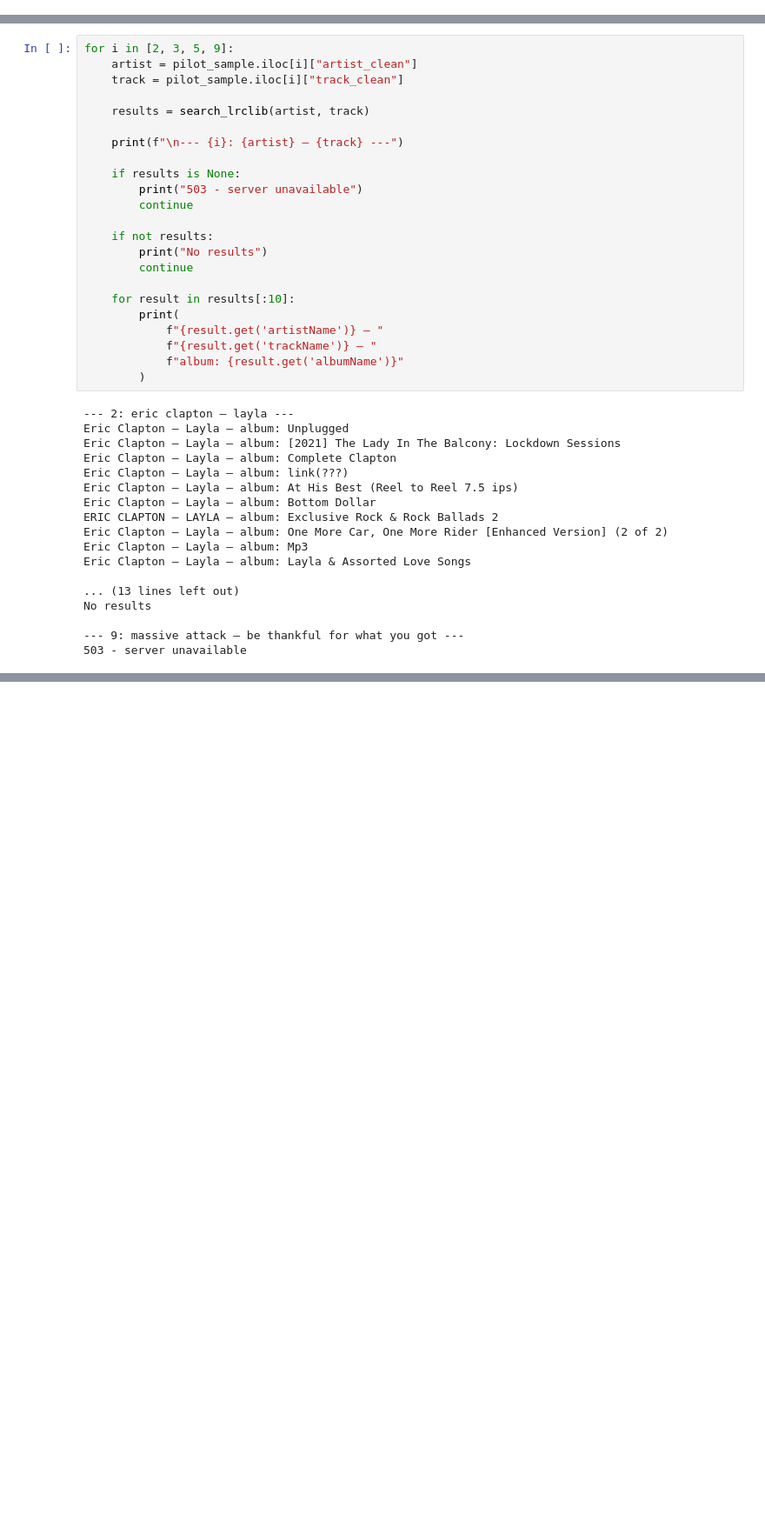
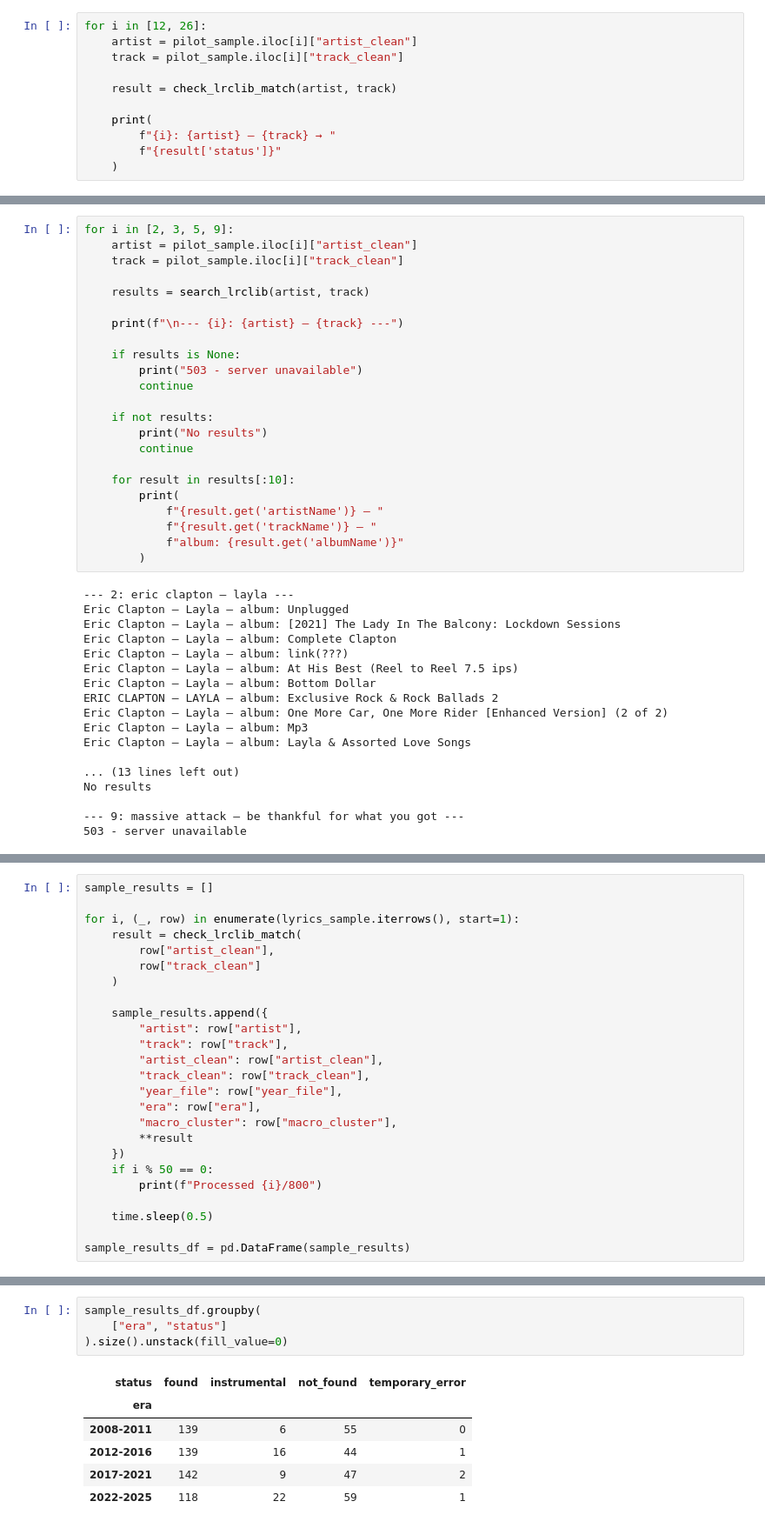
Before and after one commit to fredzell/music-mood-profiler, a Jupyter notebook: notebooks/08_lyrics_collection.ipynb, the cells around one changed output, grey strips where cells are left out. Shown at 87% size. Saved outputs shown, nothing was run; the diff lists cells and outputs as text; blank space fills up the shorter version.

```diff
--- a/notebooks/08_lyrics_collection.ipynb
+++ b/notebooks/08_lyrics_collection.ipynb
@@ -435,0 +425,11 @@ driven by their beating hearts
+# %%
+for i in [12, 26]:
+    artist = pilot_sample.iloc[i]["artist_clean"]
+    track = pilot_sample.iloc[i]["track_clean"]
+
+    result = check_lrclib_match(artist, track)
+
+    print(
+        f"{i}: {artist} — {track} → "
+        f"{result['status']}"
+    )
@@ -532,0 +538,25 @@ No results
+# %%
+sample_results = []
+
+for i, (_, row) in enumerate(lyrics_sample.iterrows(), start=1):
+    result = check_lrclib_match(
+        row["artist_clean"],
+        row["track_clean"]
+    )
+
+    sample_results.append({
+        "artist": row["artist"],
+        "track": row["track"],
+        "artist_clean": row["artist_clean"],
+        "track_clean": row["track_clean"],
+        "year_file": row["year_file"],
+        "era": row["era"],
+        "macro_cluster": row["macro_cluster"],
+        **result
+    })
+    if i % 50 == 0:
+        print(f"Processed {i}/800")
+
+    time.sleep(0.5)
+
+sample_results_df = pd.DataFrame(sample_results)
@@ -532,0 +589,11 @@ No results
+# %%
+sample_results_df.groupby(
+    ["era", "status"]
+).size().unstack(fill_value=0)
+# %% [output]
+| status | found | instrumental | not_found | temporary_error |
+| era |  |  |  |  |
+| 2008-2011 | 139 | 6 | 55 | 0 |
+| 2012-2016 | 139 | 16 | 44 | 1 |
+| 2017-2021 | 142 | 9 | 47 | 2 |
+| 2022-2025 | 118 | 22 | 59 | 1 |
```
Also changed, not shown: parts of 21 cells of this notebook.
